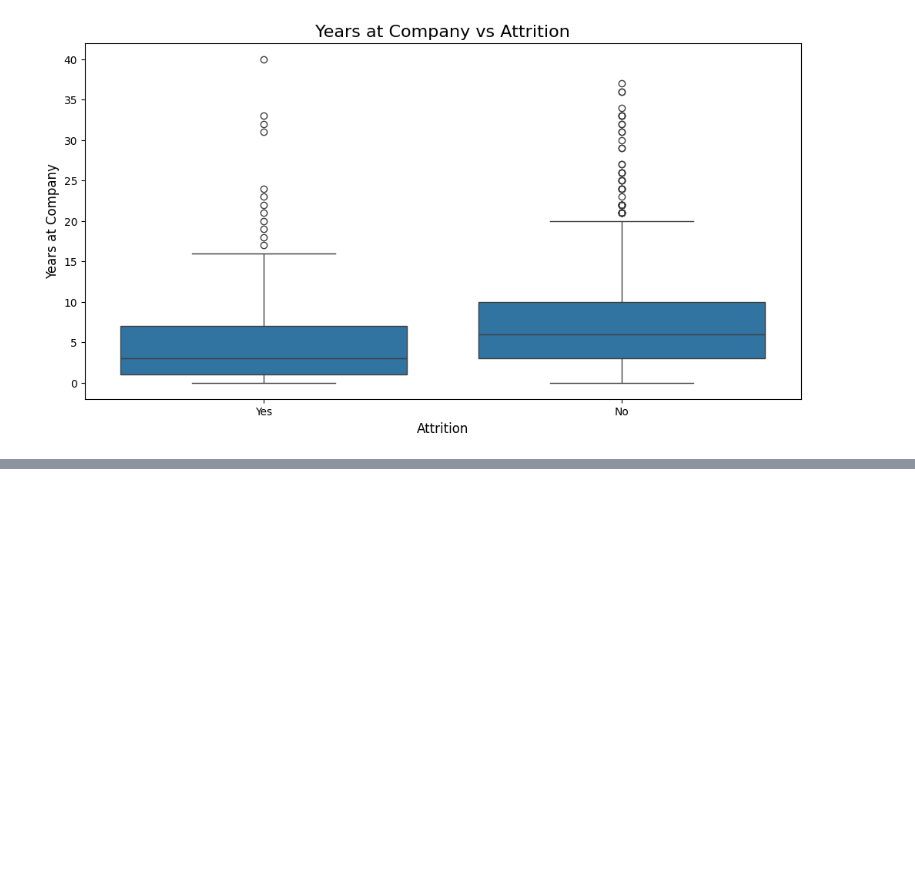
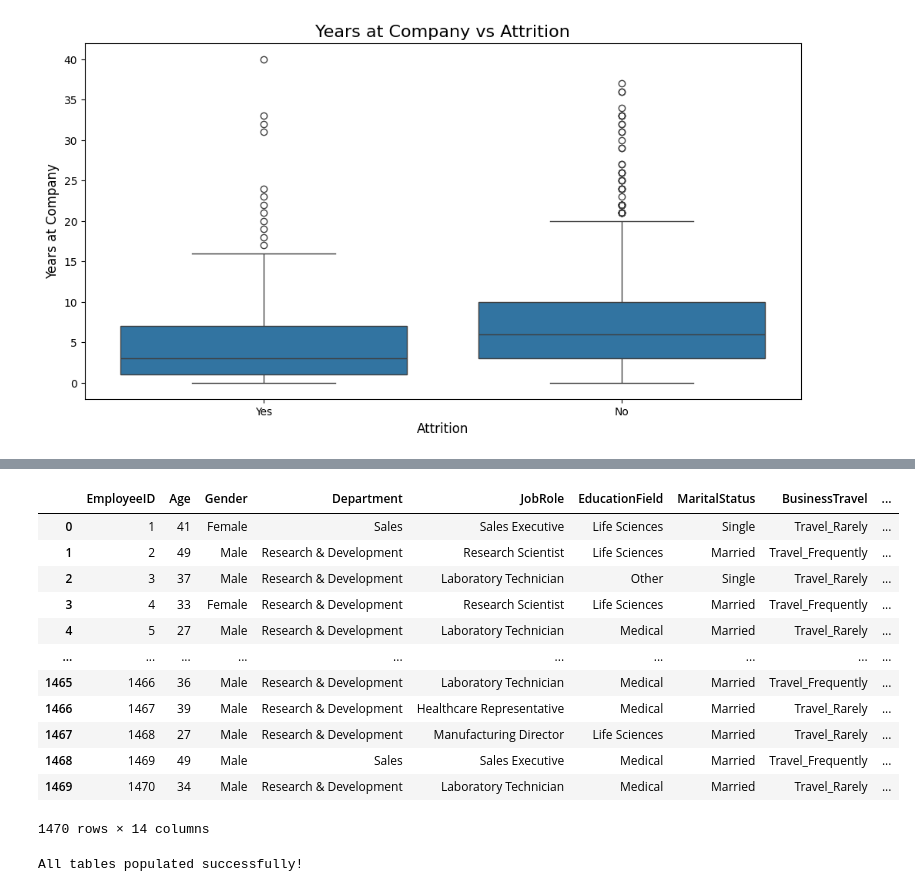
Before and after one commit to DanSun1213/HR_Project, a Jupyter notebook: Notebooks/Draft.ipynb, the cells around one changed output, grey strips where cells are left out. Saved outputs shown, nothing was run; the diff lists cells and outputs as text; code cells hidden in the pictures; blank space fills up the shorter version.

```diff
--- a/Notebooks/Draft.ipynb
+++ b/Notebooks/Draft.ipynb
@@ -283,0 +412,59 @@ initial_hr_analysis(df)
+# %%
+# read the data
+employee_demo_df = pd.read_csv('/Users/skyler/Documents/HR_Project/Data/cleaned_data/employee_demo_df.csv')
+employee_demo_df
+# %% [output]
+|  | EmployeeID | Age | Gender | Department | JobRole | EducationField | MaritalStatus | BusinessTravel | ... |
+| 0 | 1 | 41 | Female | Sales | Sales Executive | Life Sciences | Single | Travel_Rarely | ... |
+| 1 | 2 | 49 | Male | Research & Development | Research Scientist | Life Sciences | Married | Travel_Frequently | ... |
+| 2 | 3 | 37 | Male | Research & Development | Laboratory Technician | Other | Single | Travel_Rarely | ... |
+| 3 | 4 | 33 | Female | Research & Development | Research Scientist | Life Sciences | Married | Travel_Frequently | ... |
+| 4 | 5 | 27 | Male | Research & Development | Laboratory Technician | Medical | Married | Travel_Rarely | ... |
+| ... | ... | ... | ... | ... | ... | ... | ... | ... | ... |
+| 1465 | 1466 | 36 | Male | Research & Development | Laboratory Technician | Medical | Married | Travel_Frequently | ... |
+| 1466 | 1467 | 39 | Male | Research & Development | Healthcare Representative | Medical | Married | Travel_Rarely | ... |
+| 1467 | 1468 | 27 | Male | Research & Development | Manufacturing Director | Life Sciences | Married | Travel_Rarely | ... |
+| 1468 | 1469 | 49 | Male | Sales | Sales Executive | Medical | Married | Travel_Frequently | ... |
+| 1469 | 1470 | 34 | Male | Research & Development | Laboratory Technician | Medical | Married | Travel_Rarely | ... |
+1470 rows × 14 columns
+# %%
+import pandas as pd
+import numpy as np
+from sqlalchemy import create_engine
+from sqlalchemy.exc import SQLAlchemyError
+
+# Database connection details
+user = "root"
+password = "123skyler!"
+host = "127.0.0.1"
+port = "3306"
+db = "hr_analytics"
+
+# Create the database URL
+DATABASE_URL = f"mysql+pymysql://{user}:{password}@{host}:{port}/{db}"
+
+def create_db_engine():
+    return create_engine(DATABASE_URL)
+
+def populate_employees(engine, df):
+    employees_df = df[['EmployeeID', 'Age', 'Gender', 'Department', 'JobRole', 'EducationField',
+                       'MaritalStatus', 'BusinessTravel', 'Education', 'JobLevel', 'YearsAtCompany',
+                       'YearsInCurrentRole', 'YearsSinceLastPromotion', 'YearsWithCurrManager']]
+    employees_df.to_sql('employees_df', engine, if_exists='append', index=False)
+
+
+def main(df):
+    engine = create_db_engine()
+
+    try:
+        populate_employees(engine, df)
+        print("All tables populated successfully!")
+    except SQLAlchemyError as e:
+        print(f"An error occurred: {e}")
+
+if __name__ == "__main__":
+    # Load your DataFrame here
+    df = pd.read_csv('/Users/skyler/Documents/HR_Project/Data/raw_data/WA_Fn-UseC_-HR-Employee-Attrition.csv')  # Replace with your data file
+    main(employee_demo_df)
+# %% [output]
+All tables populated successfully!
```
Also changed, not shown: parts of 14 cells of this notebook, 22 other files.
